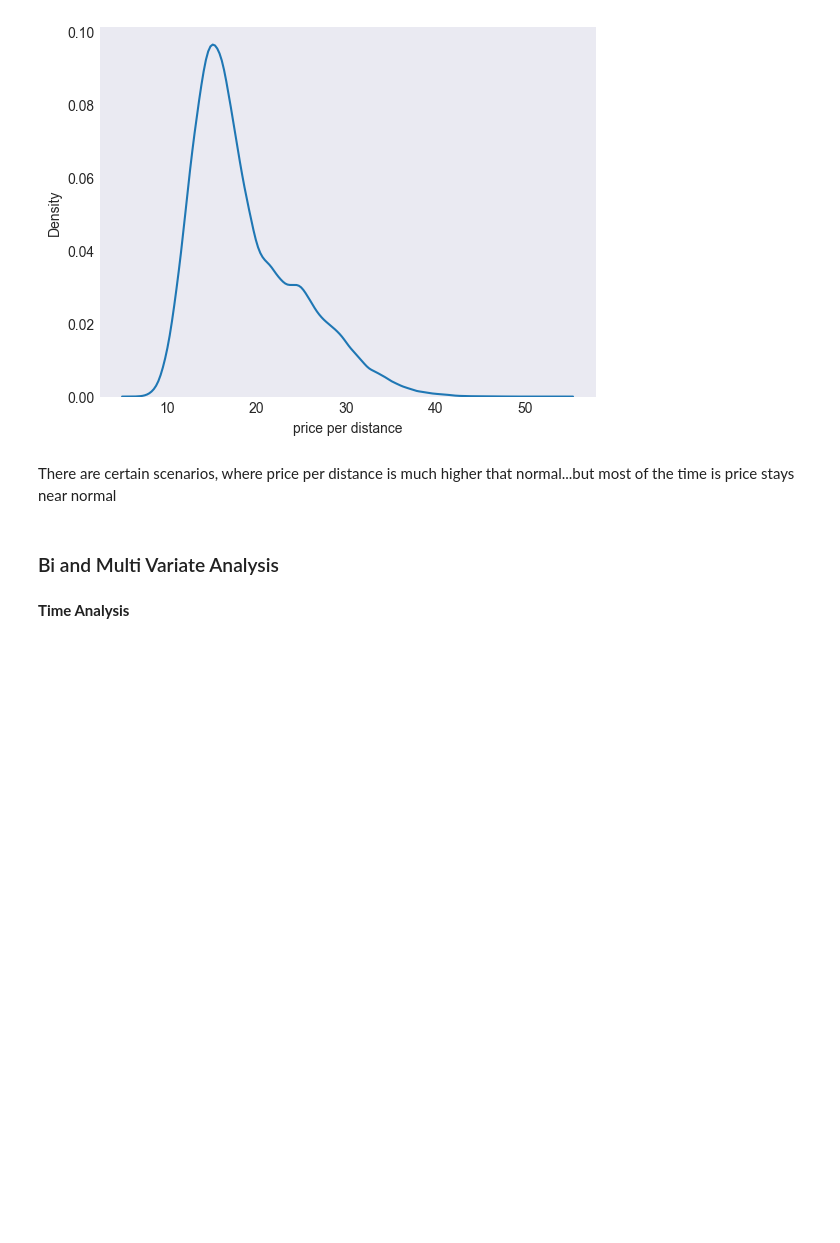
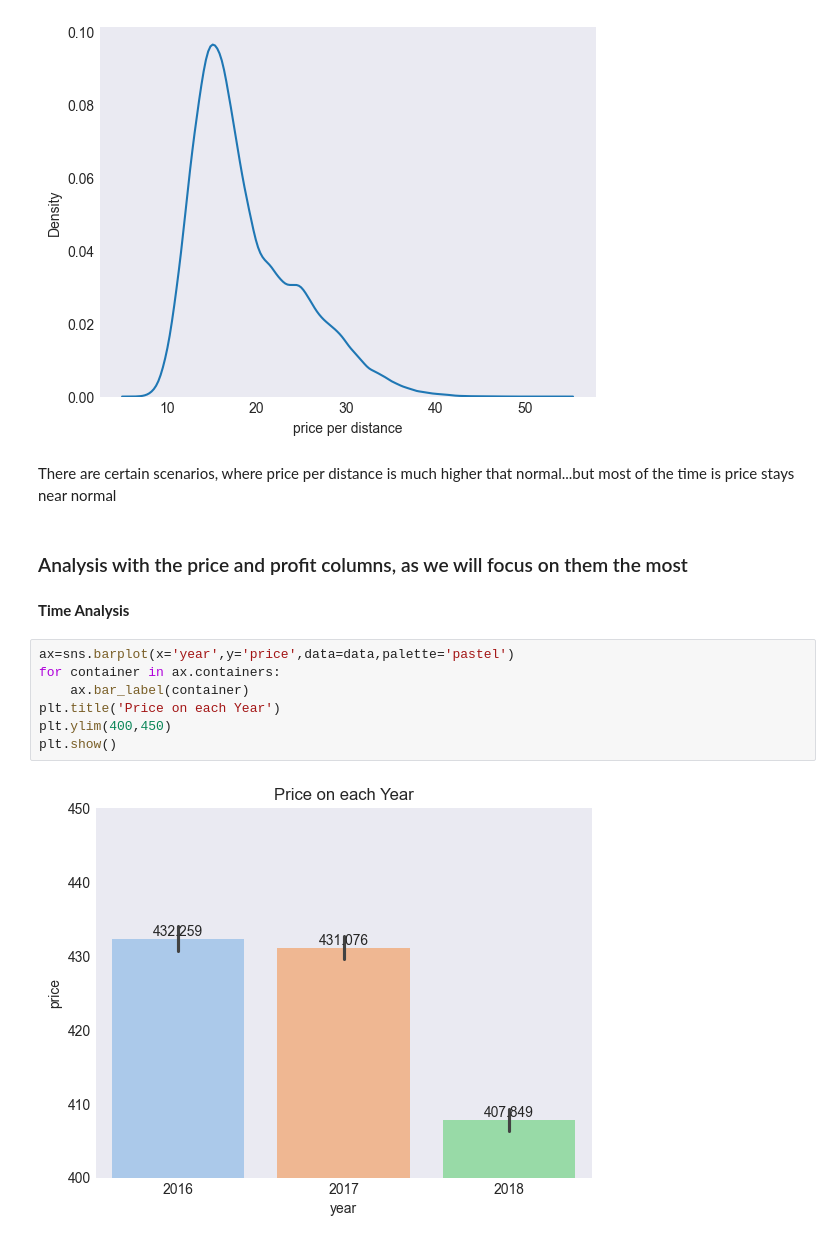
Before and after one commit to IamRaNo/cab_data_analysis, a Jupyter notebook: cab_data_analysis.ipynb, the cells around one changed output. Cells and saved outputs as stored; diff of their text form; blank space fills up the shorter version.

```diff
--- a/cab_data_analysis.ipynb
+++ b/cab_data_analysis.ipynb
@@ -883,6 +879,15 @@ sns.kdeplot(data['price per distance'])
 # %% [markdown]
 There are certain scenarios, where price per distance is much higher that normal...but most of the time is price stays near normal
 # %% [markdown]
-### Bi and Multi Variate Analysis
+### Analysis with the price and profit columns, as we will focus on them the most
 # %% [markdown]
 **Time Analysis**
+# %%
+ax=sns.barplot(x='year',y='price',data=data,palette='pastel')
+for container in ax.containers:
+    ax.bar_label(container)
+plt.title('Price on each Year')
+plt.ylim(400,450)
+plt.show()
+# %% [output]
+[figure, added]
```
Also changed, not shown: parts of 36 cells of this notebook.
